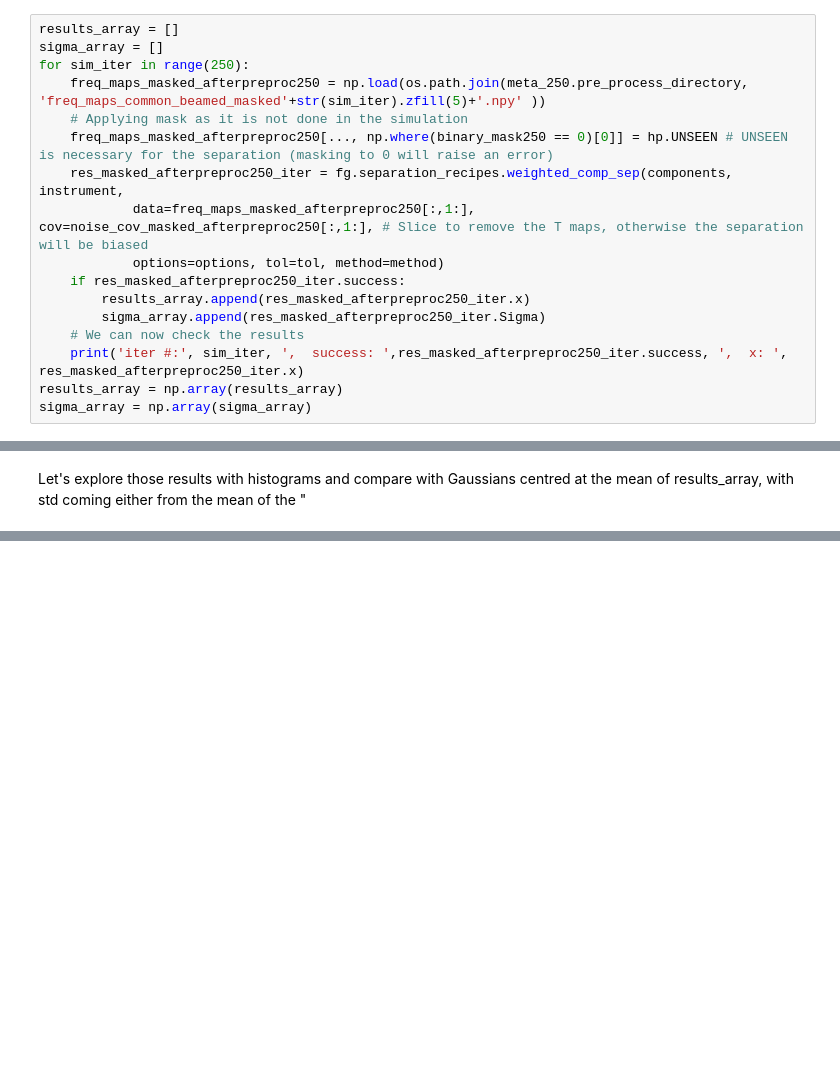
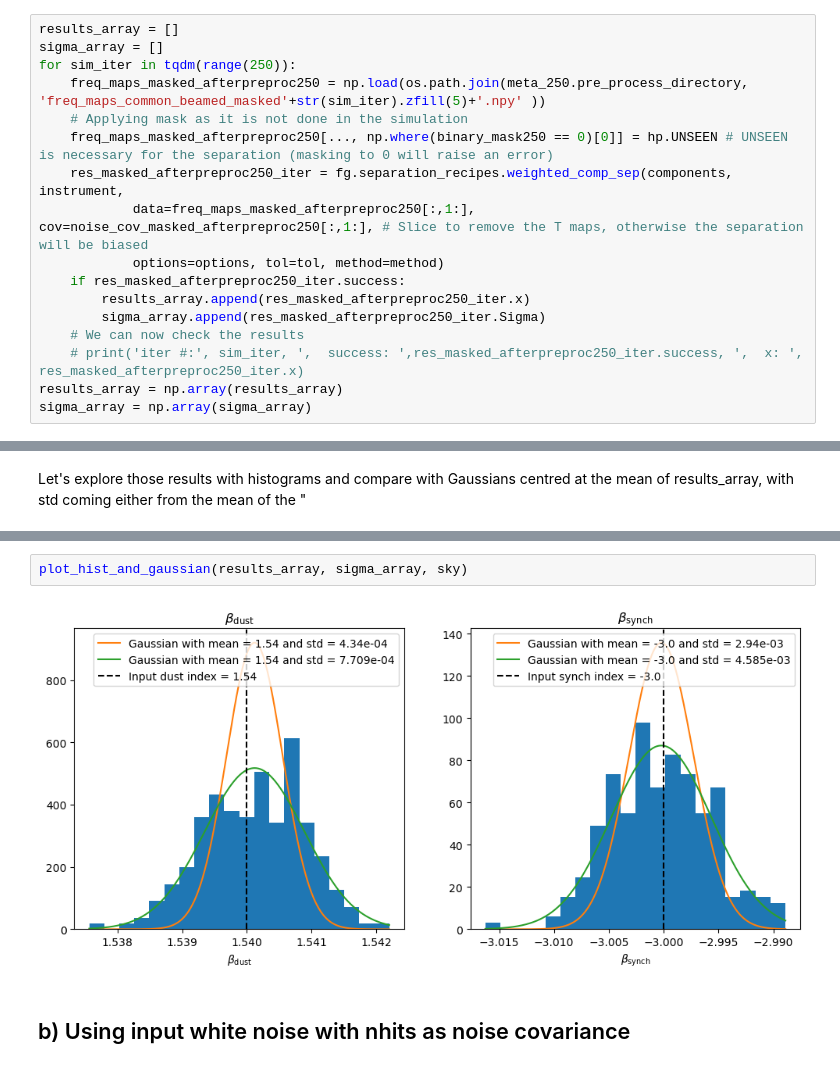
Before and after one commit to CMBSciPol/Megatop, a Jupyter notebook: noise_cov_testing.ipynb, the cells around one changed output, grey strips where cells are left out. Saved outputs shown, nothing was run; the diff lists cells and outputs as text; blank space fills up the shorter version.

```diff
--- a/noise_cov_testing.ipynb
+++ b/noise_cov_testing.ipynb
@@ -658,7 +662,7 @@ noise_cov_masked_afterpreproc250[..., np.where(binary_mask250 == 0)[0]] = hp.UNS
 # %%
 results_array = []
 sigma_array = []
-for sim_iter in range(250):
+for sim_iter in tqdm(range(250)):
     freq_maps_masked_afterpreproc250 = np.load(os.path.join(meta_250.pre_process_directory, 'freq_maps_common_beamed_masked'+str(sim_iter).zfill(5)+'.npy' ))
     # Applying mask as it is not done in the simulation
     freq_maps_masked_afterpreproc250[..., np.where(binary_mask250 == 0)[0]] = hp.UNSEEN # UNSEEN is necessary for the separation (masking to 0 will raise an error)
@@ -669,6 +673,6 @@ for sim_iter in range(250):
         results_array.append(res_masked_afterpreproc250_iter.x)
         sigma_array.append(res_masked_afterpreproc250_iter.Sigma)
     # We can now check the results
-    print('iter #:', sim_iter, ',  success: ',res_masked_afterpreproc250_iter.success, ',  x: ', res_masked_afterpreproc250_iter.x)
+    # print('iter #:', sim_iter, ',  success: ',res_masked_afterpreproc250_iter.success, ',  x: ', res_masked_afterpreproc250_iter.x)
 results_array = np.array(results_array)
 sigma_array = np.array(sigma_array)
@@ -745,0 +716,6 @@ array([[1.51225292e-09, 1.16295721e-09],
+# %%
+plot_hist_and_gaussian(results_array, sigma_array, sky)
+# %% [output]
+[figure, added]
+# %% [markdown]
+## b) Using input white noise with nhits as noise covariance
```
Also changed, not shown: parts of 25 cells of this notebook, 4 other files.
